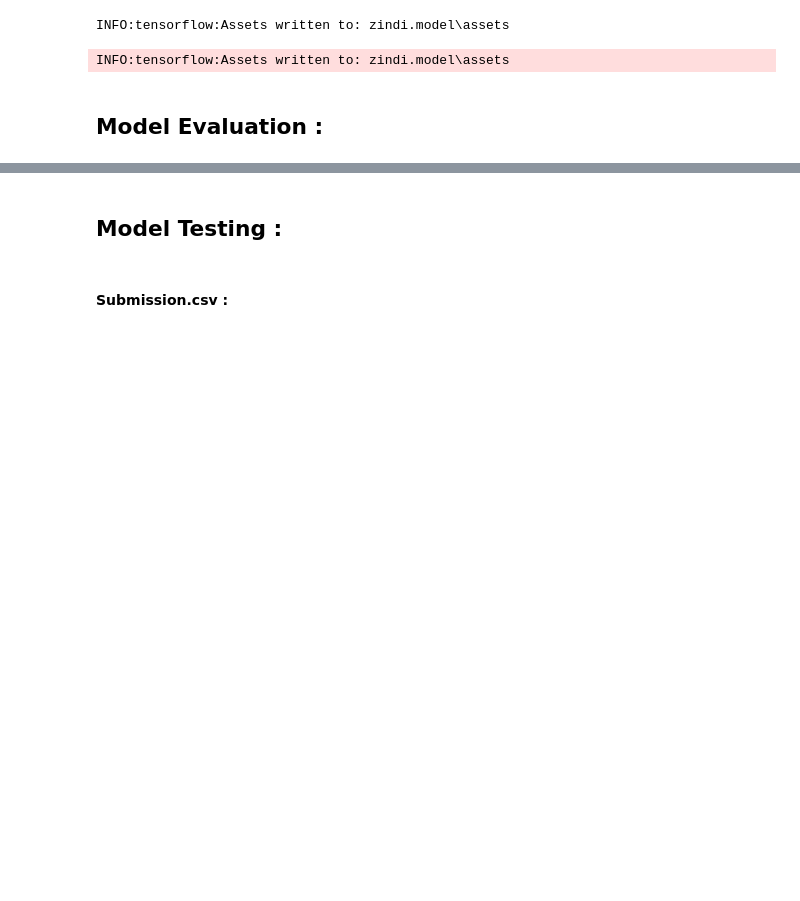
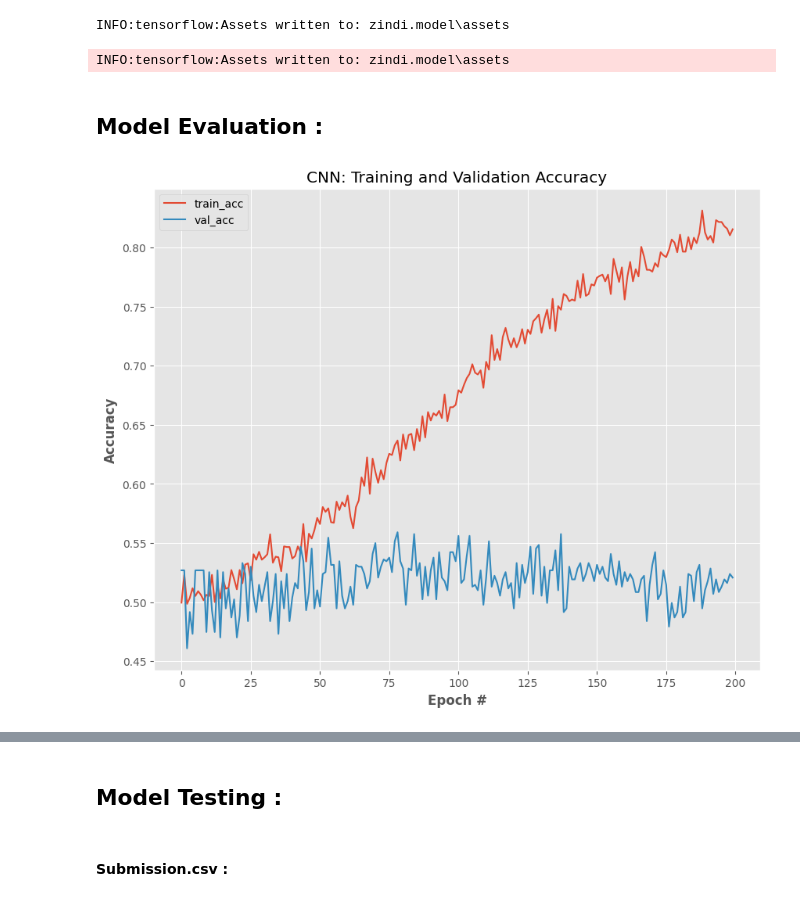
Before and after one commit to mouralisandra/MultilabelingCvCompetition, a Jupyter notebook: ZindiCompetition.ipynb, the cells around one changed output, grey strips where cells are left out. Saved outputs shown, nothing was run; the diff lists cells and outputs as text; code cells hidden in the pictures; blank space fills up the shorter version.

```diff
--- a/ZindiCompetition.ipynb
+++ b/ZindiCompetition.ipynb
@@ -145,6 +142,6 @@ labels = np.array(labels)
 (trainX, testX, trainY, testY) = train_test_split(data, labels, test_size=0.25, random_state=42)
 # trainX.shape
 # trainY.shape
-trainY = to_categorical(trainY, num_classes=2)
-testY = to_categorical(testY, num_classes=2)
+trainY = to_categorical(trainY, num_classes=10)
+testY = to_categorical(testY, num_classes=10)
 trainY[0]
@@ -159,7 +158,7 @@ aug = ImageDataGenerator(rotation_range=30,
 # %% [markdown]
 ## Model Training :
 # %%
-model = LeNet.build(width=28, height=28, depth=3, classes=2)
+model = LeNet.build(width=28, height=28, depth=3, classes=10)
 opt = Adam(lr=INIT_LR)
 model.compile(loss="binary_crossentropy", optimizer=opt, metrics=["accuracy"])
 EPOCHS = 50
@@ -205,14 +204,16 @@ INFO:tensorflow:Assets written to: zindi.model\assets
 # %% [markdown]
 ## Model Evaluation :
 # %%
-# N = np.arange(0, 200)
-# plt.style.use("ggplot")
-# plt.figure(figsize = [10,8])
-# plt.plot(N, H.history["accuracy"], label="train_acc")
-# plt.plot(N, H.history["val_accuracy"], label="val_acc")
-# plt.title("CNN: Training and Validation Accuracy")
-# plt.xlabel("Epoch #", weight="bold")
-# plt.ylabel("Accuracy", weight="bold")
-# plt.legend()
-# plt.show()
+N = np.arange(0, 200)
+plt.style.use("ggplot")
+plt.figure(figsize = [10,8])
+plt.plot(N, H.history["accuracy"], label="train_acc")
+plt.plot(N, H.history["val_accuracy"], label="val_acc")
+plt.title("CNN: Training and Validation Accuracy")
+plt.xlabel("Epoch #", weight="bold")
+plt.ylabel("Accuracy", weight="bold")
+plt.legend()
+plt.show()
+# %% [output]
+[figure, added]
 # %%
```
Also changed, not shown: parts of 7 cells of this notebook, 7 other files.
